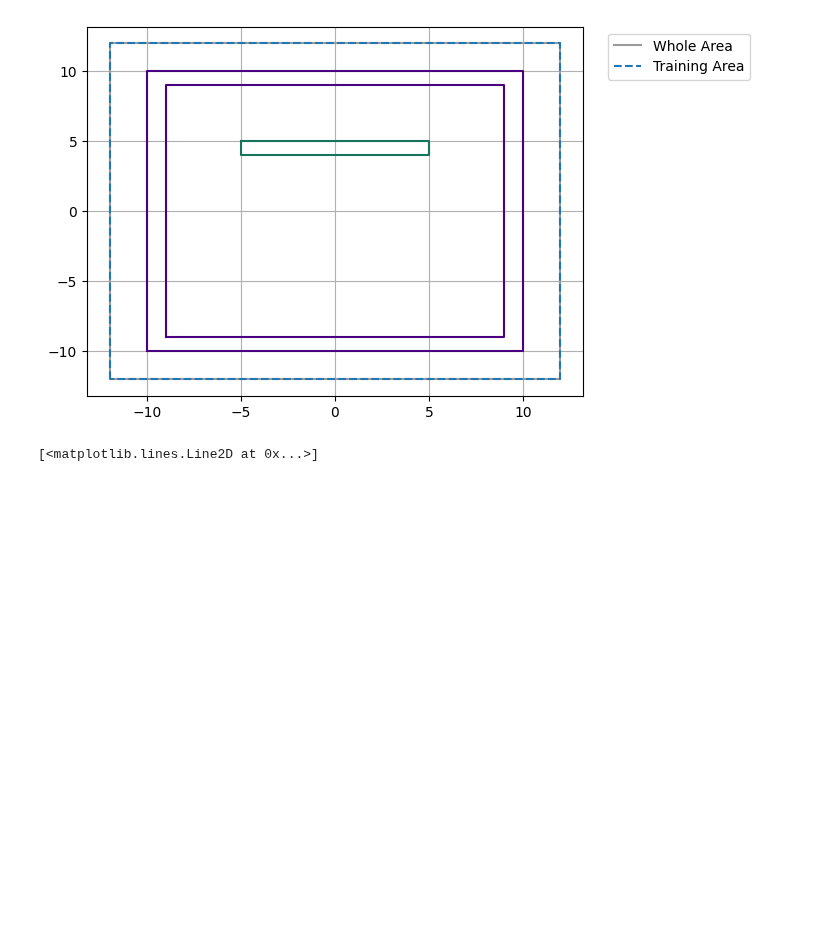
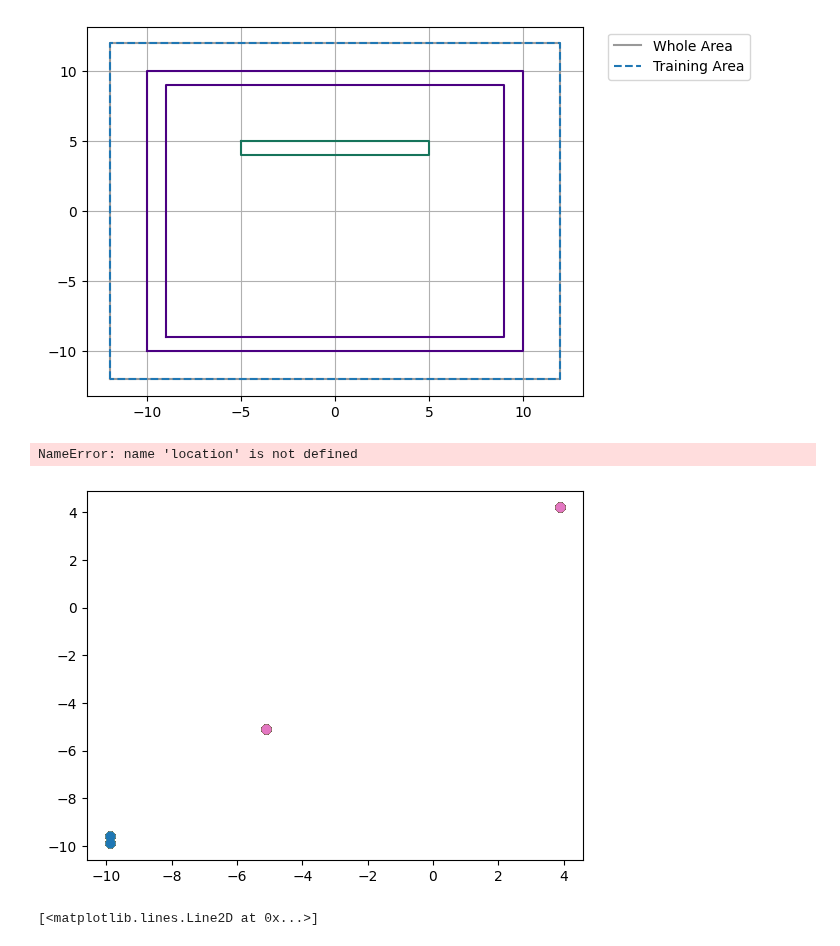
Before and after one commit to 1101AlexZab1011/SpatialMemory, a Jupyter notebook: examples/init_weights.ipynb, the cells around one changed output. Cells and saved outputs as stored; diff of their text form; code cells hidden in the pictures; blank space fills up the shorter version.

```diff
--- a/examples/init_weights.ipynb
+++ b/examples/init_weights.ipynb
@@ -88,6 +88,25 @@ compiler = EnvironmentCompiler(builder)
 env = compiler.compile()
 # %%
 env.save('../data/envs/main_environment.pkl')
+# %%
+env.walls[0].visible_parts[location, :, 0]
+# %% [output]
+NameError: name 'location' is not defined
+# %%
+from matplotlib import pyplot as plt
+
+
+for location in range(env.walls[0].visible_parts.shape[0]):
+    pos_x = env.params.coords[location, 0]
+    pos_y = env.params.coords[location, 0]
+    visible_parts_x = np.concatenate([wall.visible_parts[location, 0] for wall in env.walls])
+    visible_parts_y = np.concatenate([wall.visible_parts[location, 1] for wall in env.walls])
+    plt.plot(visible_parts_x, visible_parts_y, 'o')
+    # if not np.equal(~np.isnan(visible_parts_x), ~np.isnan(visible_parts_y)).all():
+    #     print(visible_parts_x, visible_parts_y)
+    #     raise ValueError("NaNs in visible_parts_x and visible_parts_y")
+# %% [output]
+[figure, added]
 # %%
 from bbtoolkit.preprocessing.environment.viz import plot_polygon
 import matplotlib.pyplot as plt
```
Also changed, not shown: parts of 8 cells of this notebook, 10 other files.
